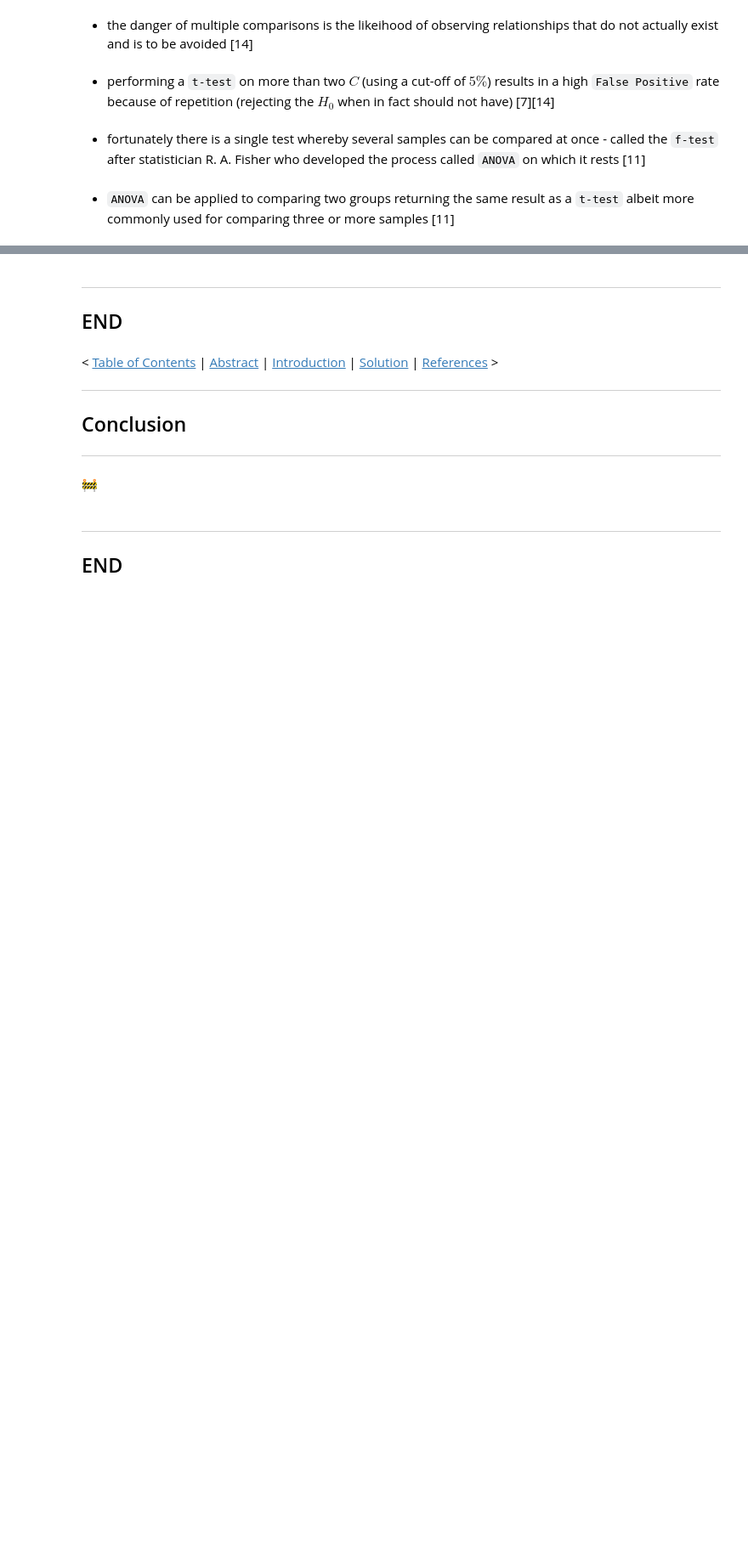
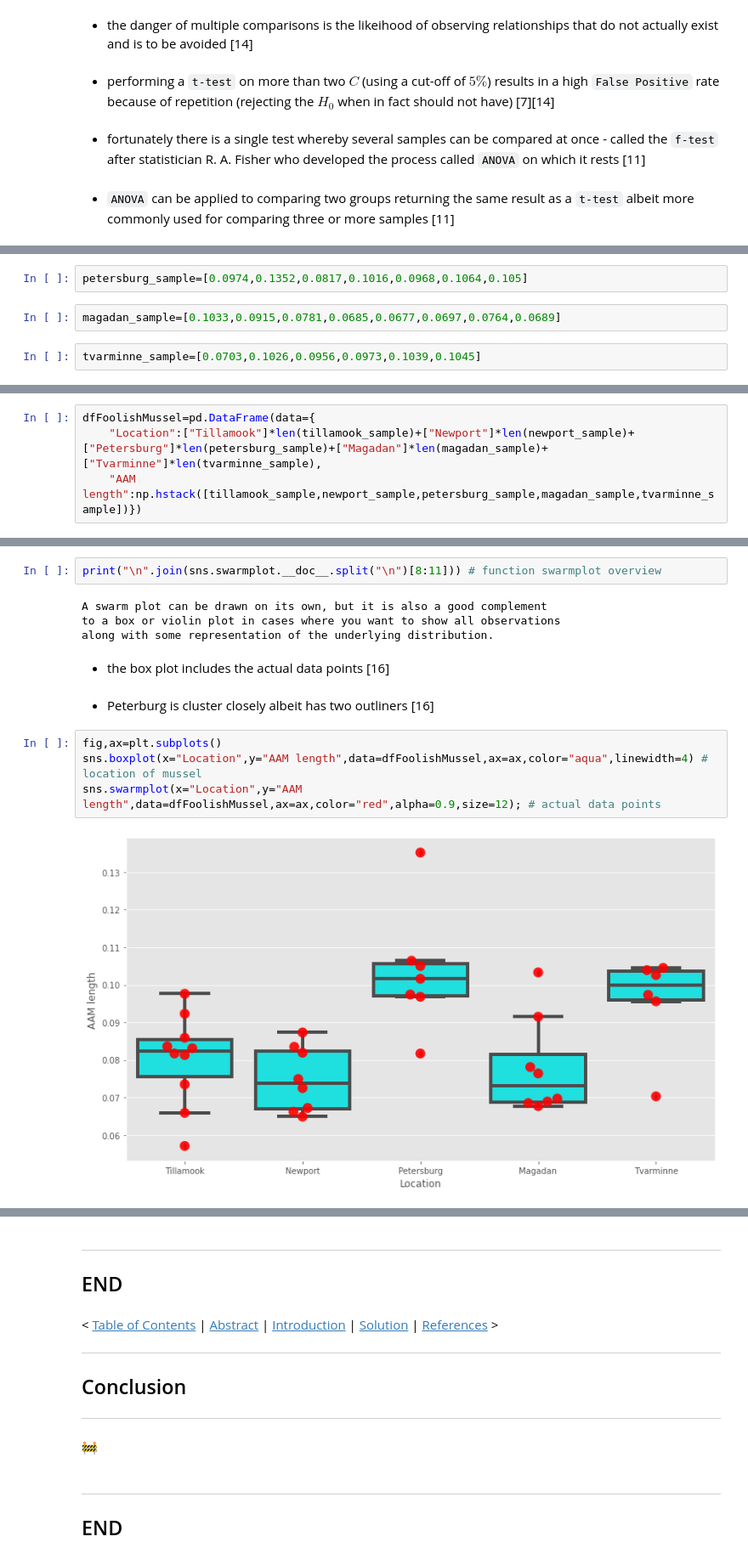
Before and after one commit to SeanOhAileasa/mls-scikit-learn-scipy-stats, a Jupyter notebook: scipy-stats.ipynb, the cells around one changed output, grey strips where cells are left out. Shown at 85% size. Cells and saved outputs as stored; diff of their text form; blank space fills up the shorter version.

```diff
--- a/scipy-stats.ipynb
+++ b/scipy-stats.ipynb
@@ -1392,0 +1474,6 @@ print(f"{p_ss_anova:0.2f}% probability ({p_ss_anova*10:.0f}% chance)") # typical
+# %%
+petersburg_sample=[0.0974,0.1352,0.0817,0.1016,0.0968,0.1064,0.105]
+# %%
+magadan_sample=[0.1033,0.0915,0.0781,0.0685,0.0677,0.0697,0.0764,0.0689]
+# %%
+tvarminne_sample=[0.0703,0.1026,0.0956,0.0973,0.1039,0.1045]
@@ -1392,0 +1486,4 @@ print(f"{p_ss_anova:0.2f}% probability ({p_ss_anova*10:.0f}% chance)") # typical
+# %%
+dfFoolishMussel=pd.DataFrame(data={
+    "Location":["Tillamook"]*len(tillamook_sample)+["Newport"]*len(newport_sample)+["Petersburg"]*len(petersburg_sample)+["Magadan"]*len(magadan_sample)+["Tvarminne"]*len(tvarminne_sample),
+    "AAM length":np.hstack([tillamook_sample,newport_sample,petersburg_sample,magadan_sample,tvarminne_sample])})
@@ -1392,0 +1527,16 @@ print(f"{p_ss_anova:0.2f}% probability ({p_ss_anova*10:.0f}% chance)") # typical
+# %%
+print("\n".join(sns.swarmplot.__doc__.split("\n")[8:11])) # function swarmplot overview
+# %% [output]
+A swarm plot can be drawn on its own, but it is also a good complement
+to a box or violin plot in cases where you want to show all observations
+along with some representation of the underlying distribution.
+# %% [markdown]
+- the box plot includes the actual data points [16]
+# %% [markdown]
+- Peterburg is cluster closely albeit has two outliners [16]
+# %%
+fig,ax=plt.subplots()
+sns.boxplot(x="Location",y="AAM length",data=dfFoolishMussel,ax=ax,color="aqua",linewidth=4) # location of mussel
+sns.swarmplot(x="Location",y="AAM length",data=dfFoolishMussel,ax=ax,color="red",alpha=0.9,size=12); # actual data points
+# %% [output]
+[figure, added]
```
Also changed, not shown: parts of 76 cells of this notebook, 2 other files.
